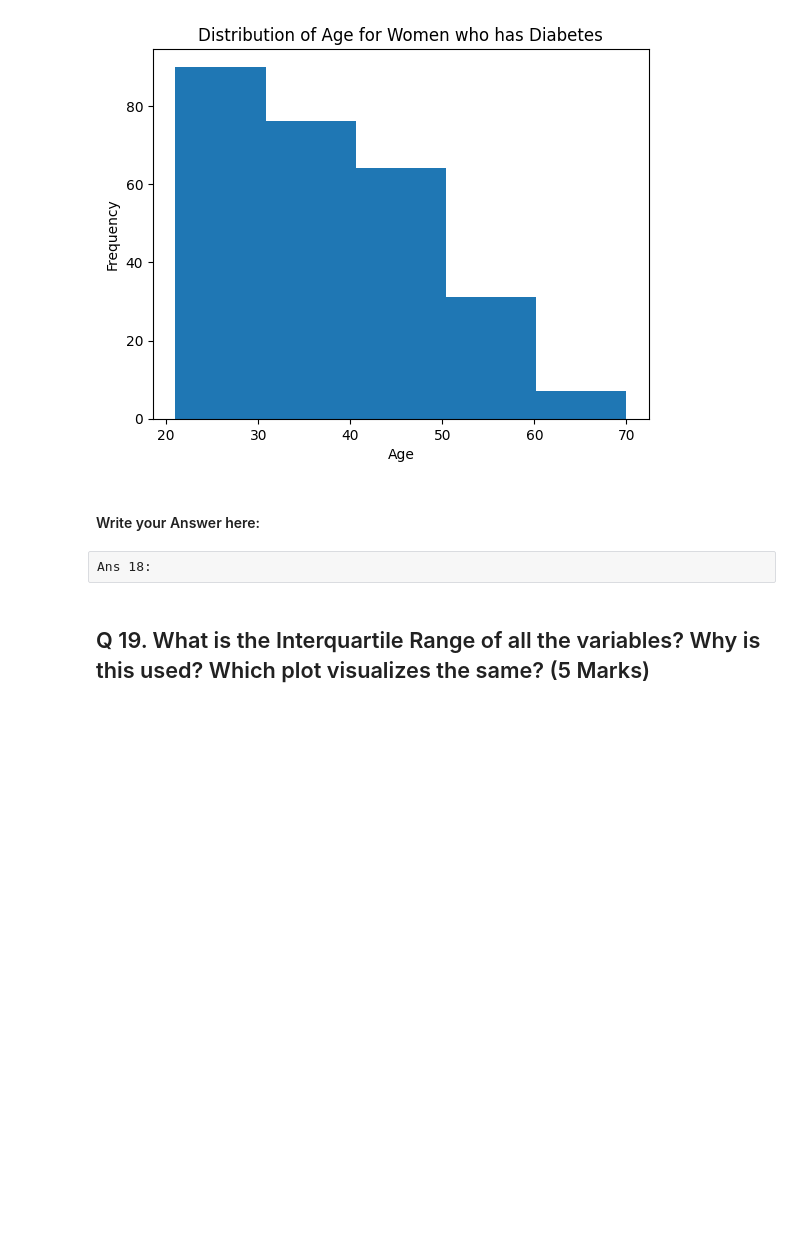
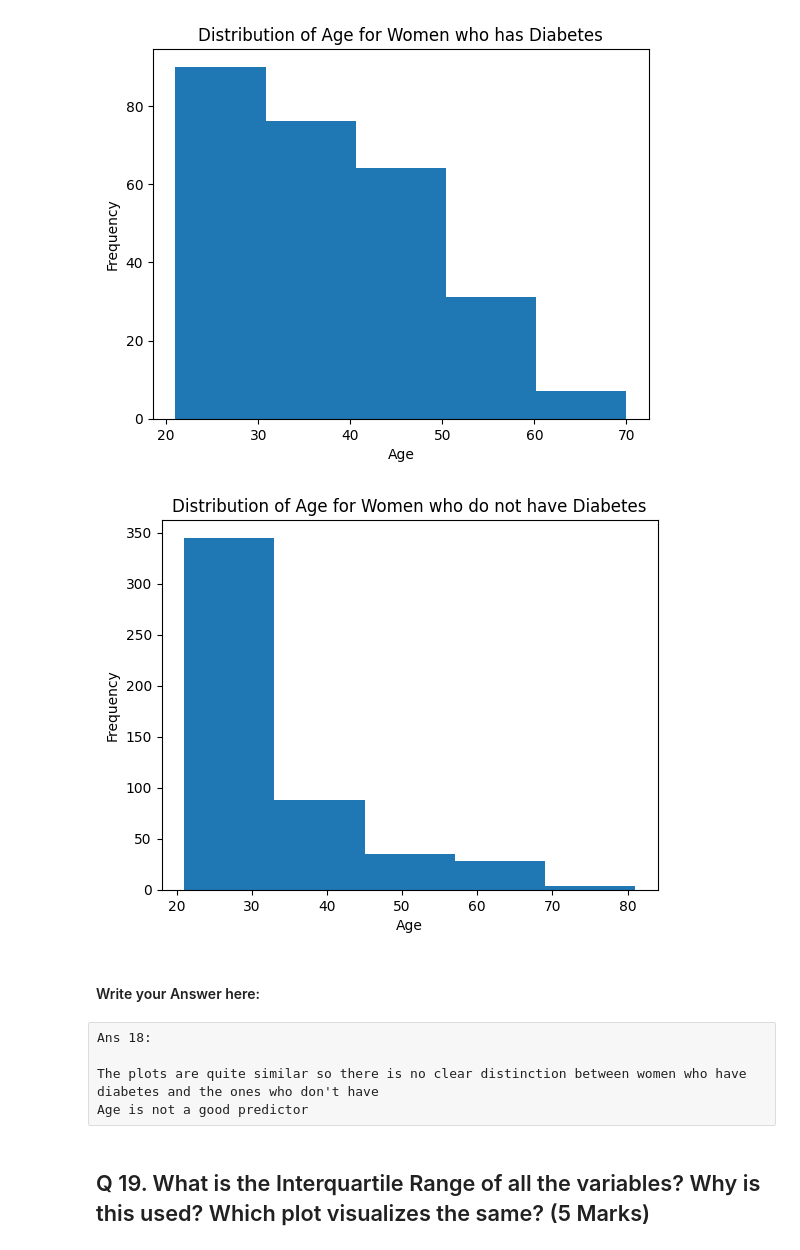
Before and after one commit to jacqueslethuaut/diabetes-analysis, a Jupyter notebook: Notebook+Template+-+Pima+Indians+Diabetes+Analysis.ipynb, the cells around one changed output. Saved outputs shown, nothing was run; the diff lists cells and outputs as text; code cells hidden in the pictures; blank space fills up the shorter version.

```diff
--- a/Notebook+Template+-+Pima+Indians+Diabetes+Analysis.ipynb
+++ b/Notebook+Template+-+Pima+Indians+Diabetes+Analysis.ipynb
@@ -374,15 +434,20 @@ plt.show()
 # %%
 # Remove _____ & write the appropriate function and column name
 
-plt.______(pima[pima['Outcome'] == 0]['_____'], bins = 5)
+plt.hist(pima[pima['Outcome'] == 0]['Age'], bins = 5)
 plt.title('Distribution of Age for Women who do not have Diabetes')
 plt.xlabel('Age')
 plt.ylabel('Frequency')
 plt.show()
+# %% [output]
+[figure, added]
 # %% [markdown]
 #### Write your Answer here:
-# %% [raw]
-Ans 18:
+# %% [raw]
+Ans 18:
+
+The plots are quite similar so there is no clear distinction between women who have diabetes and the ones who don't have
+Age is not a good predictor
 # %% [markdown]
 ## Q 19. What is the Interquartile Range of all the variables? Why is this used? Which plot visualizes the same? (5 Marks)
 # %%
```
Also changed, not shown: parts of 20 cells of this notebook, 3 other files.
